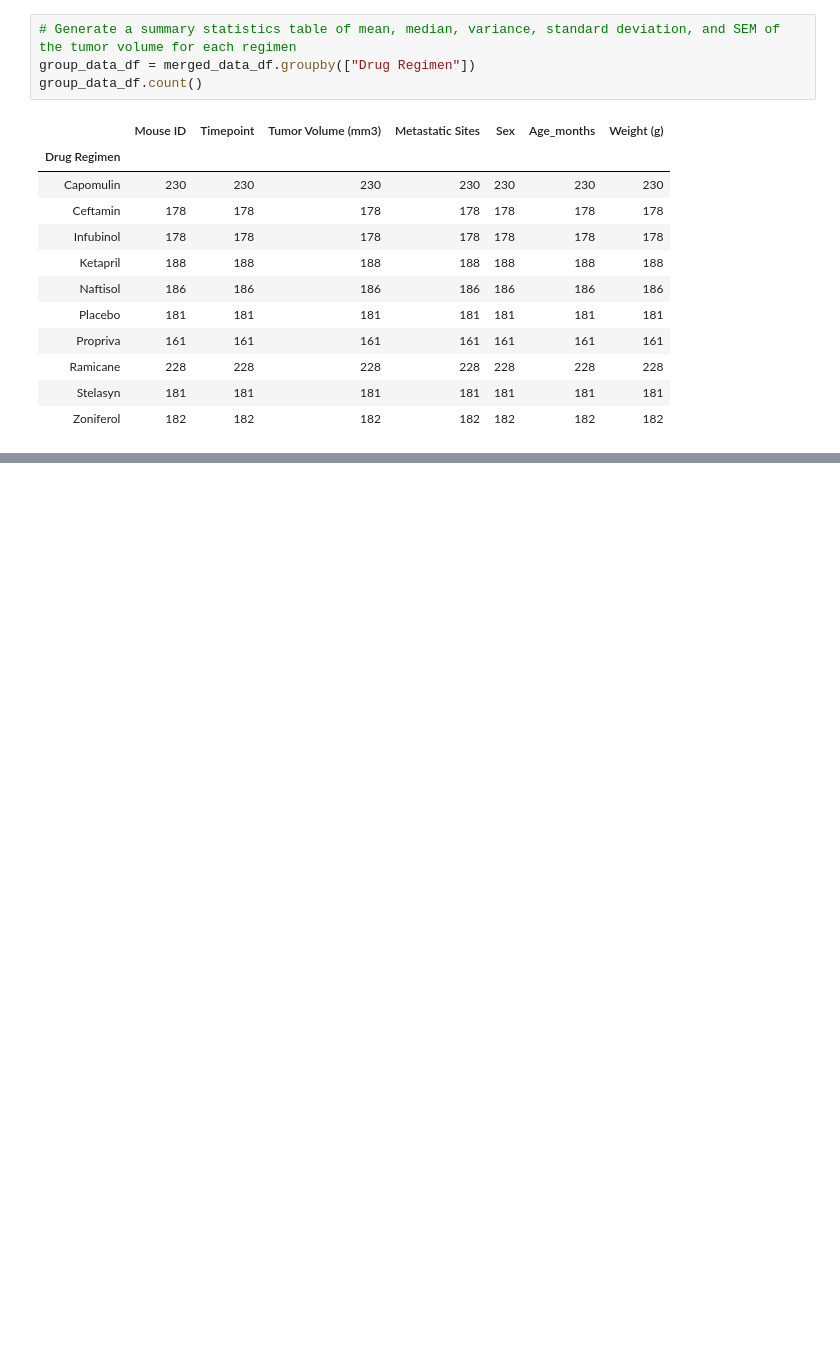
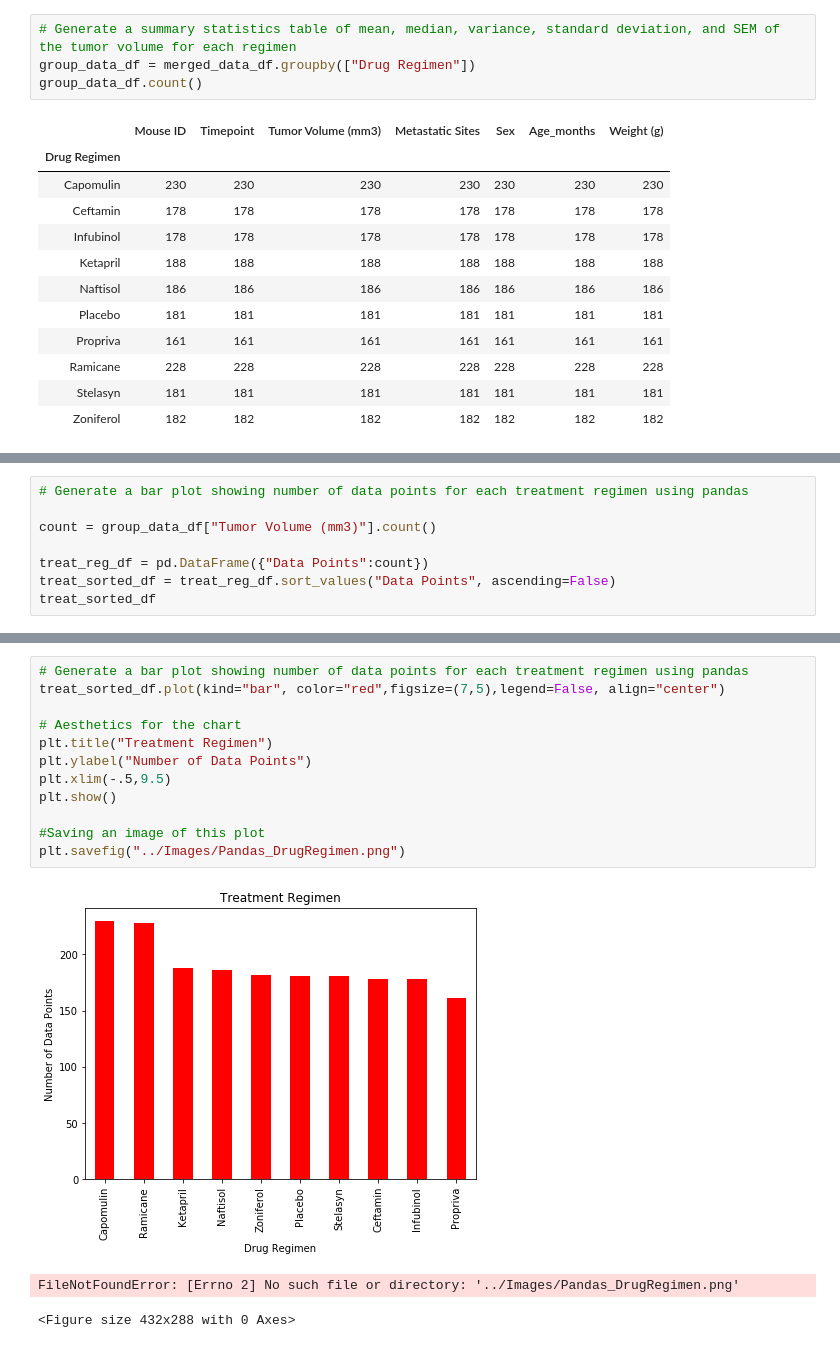
Before and after one commit to maribsoto/MatplotLib-challenge, a Jupyter notebook: Untitled.ipynb, the cells around one changed output, grey strips where cells are left out. Saved outputs shown, nothing was run; the diff lists cells and outputs as text; blank space fills up the shorter version.

```diff
--- a/Untitled.ipynb
+++ b/Untitled.ipynb
@@ -94,0 +109,8 @@ TypeError: 'Series' objects are mutable, thus they cannot be hashed
+# %%
+# Generate a bar plot showing number of data points for each treatment regimen using pandas
+
+count = group_data_df["Tumor Volume (mm3)"].count()
+
+treat_reg_df = pd.DataFrame({"Data Points":count})
+treat_sorted_df = treat_reg_df.sort_values("Data Points", ascending=False)
+treat_sorted_df
@@ -94,0 +130,16 @@ TypeError: 'Series' objects are mutable, thus they cannot be hashed
+# %%
+# Generate a bar plot showing number of data points for each treatment regimen using pandas
+treat_sorted_df.plot(kind="bar", color="red",figsize=(7,5),legend=False, align="center")
+
+# Aesthetics for the chart
+plt.title("Treatment Regimen")
+plt.ylabel("Number of Data Points")
+plt.xlim(-.5,9.5)
+plt.show()
+
+#Saving an image of this plot
+plt.savefig("../Images/Pandas_DrugRegimen.png")
+# %% [output]
+[figure, added]
+FileNotFoundError: [Errno 2] No such file or directory: '../Images/Pandas_DrugRegimen.png'
+<Figure size 432x288 with 0 Axes>
```
Also changed, not shown: parts of 4 cells of this notebook.
